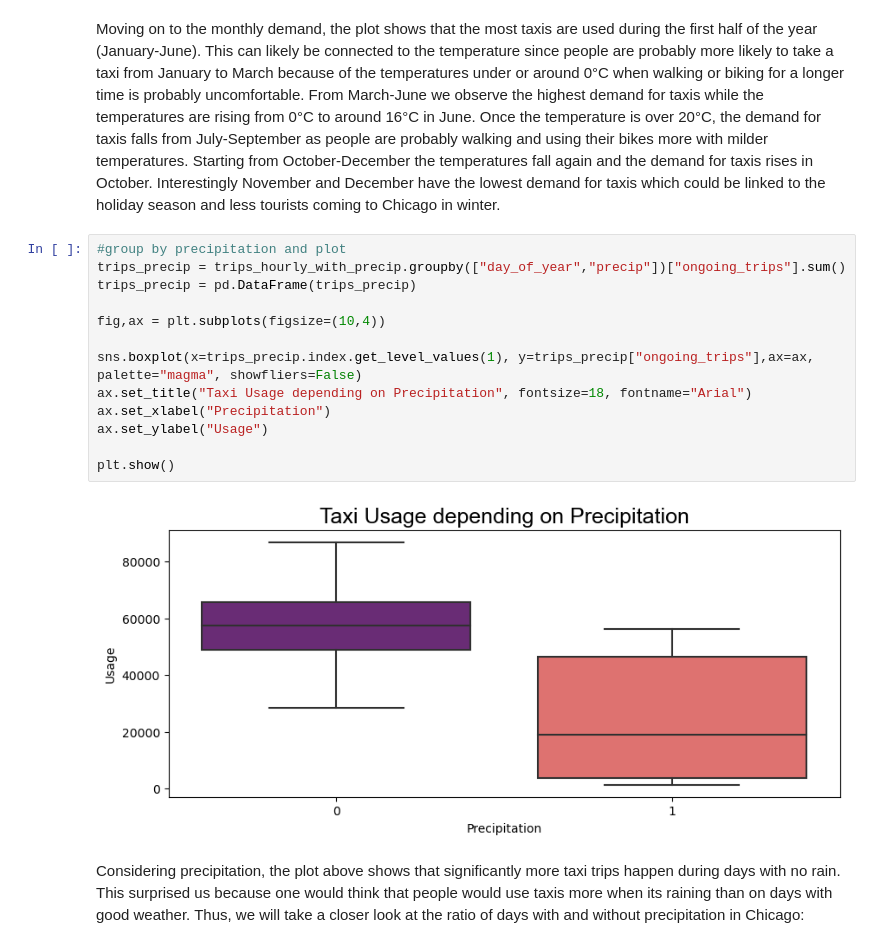
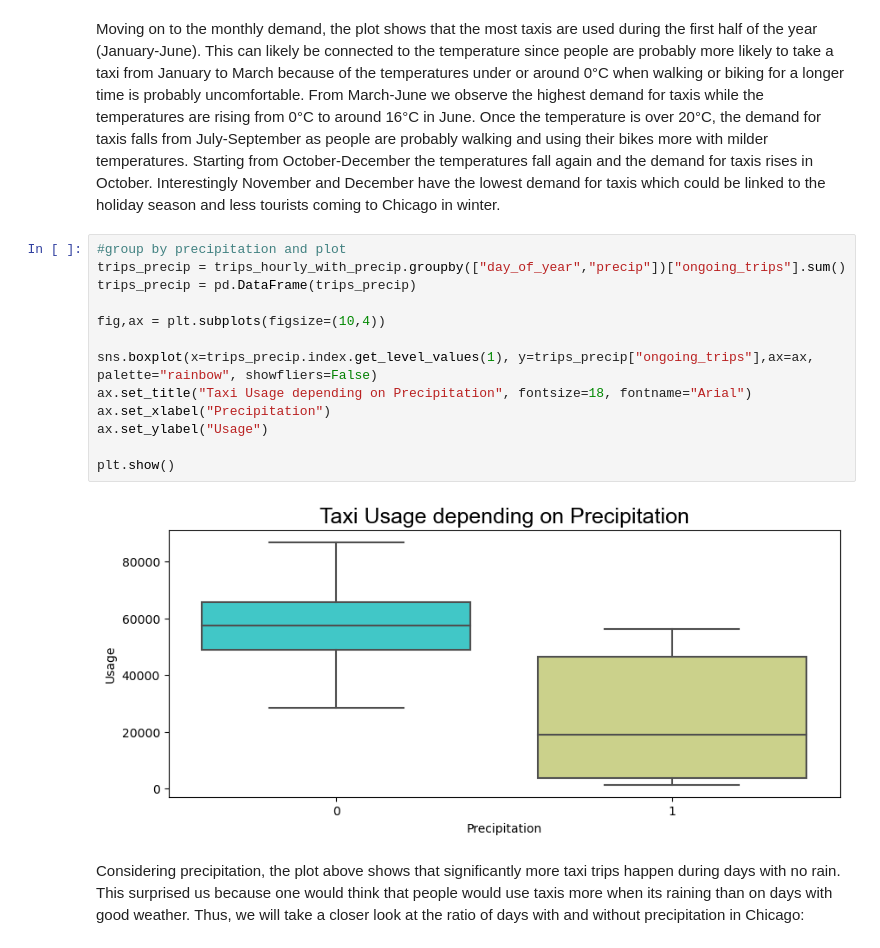
Before and after one commit to Jerematix/aaa, a Jupyter notebook: notebooks/2_descriptive_analysis/02_temporal_demand_patterns_and_price_analysis.ipynb, the cells around one changed output. Saved outputs shown, nothing was run; the diff lists cells and outputs as text.

```diff
--- a/notebooks/2_descriptive_analysis/02_temporal_demand_patterns_and_price_analysis.ipynb
+++ b/notebooks/2_descriptive_analysis/02_temporal_demand_patterns_and_price_analysis.ipynb
@@ -168,18 +168,18 @@ Moving on to the monthly demand, the plot shows that the most taxis are used dur
 # %%
 #group by precipitation and plot
 trips_precip = trips_hourly_with_precip.groupby(["day_of_year","precip"])["ongoing_trips"].sum()
 trips_precip = pd.DataFrame(trips_precip)
 
 fig,ax = plt.subplots(figsize=(10,4))
 
-sns.boxplot(x=trips_precip.index.get_level_values(1), y=trips_precip["ongoing_trips"],ax=ax, palette="magma", showfliers=False)
+sns.boxplot(x=trips_precip.index.get_level_values(1), y=trips_precip["ongoing_trips"],ax=ax, palette="rainbow", showfliers=False)
 ax.set_title("Taxi Usage depending on Precipitation", fontsize=18, fontname="Arial")
 ax.set_xlabel("Precipitation")
 ax.set_ylabel("Usage")
 
 plt.show()
 # %% [output]
-[figure, old version]
+[figure, new version]
 # %% [markdown]
 Considering precipitation, the plot above shows that significantly more taxi trips happen during days with no rain. This surprised us because one would think that people would use taxis more when its raining than on days with good weather.
 Thus, we will take a closer look at the ratio of days with and without precipitation in Chicago:
```
Also changed, not shown: parts of 8 cells of this notebook.
